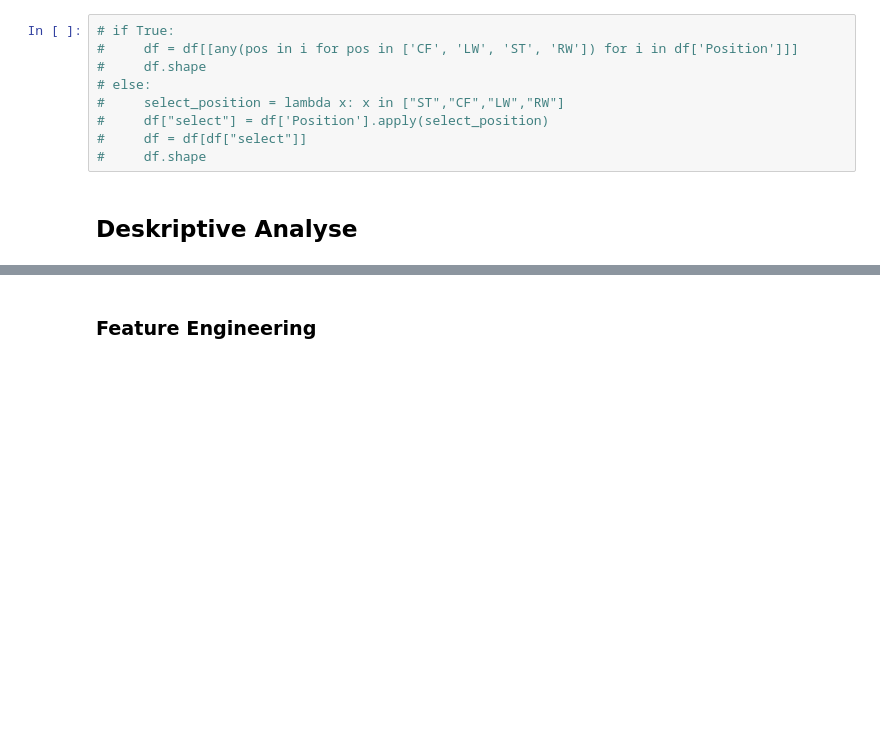
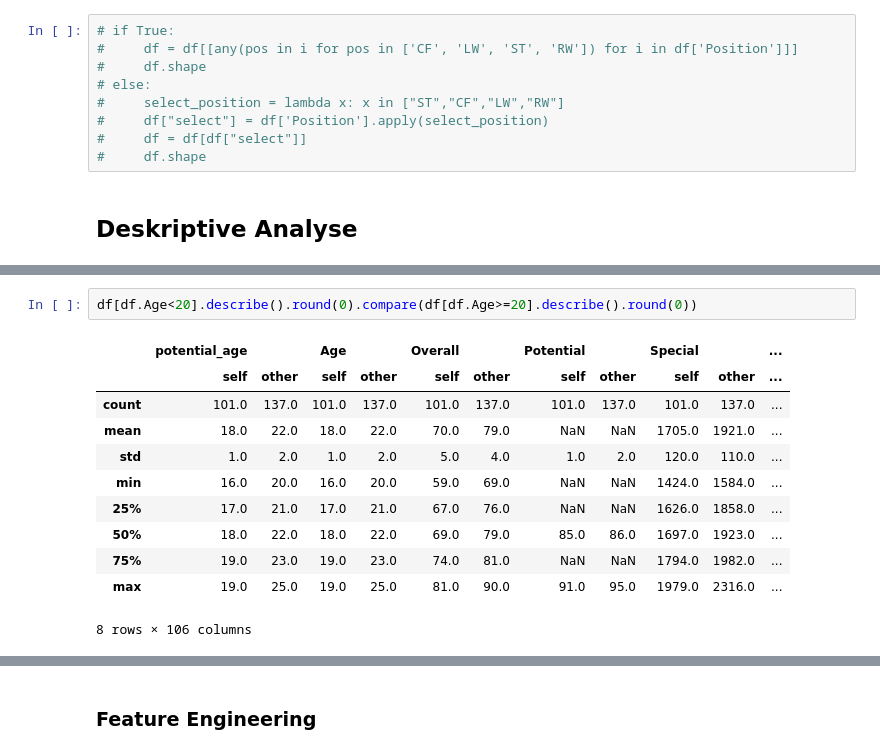
Before and after one commit to robb1302/statsfaction, a Jupyter notebook: scripts/sport_analytics/model/what was his name again.ipynb, the cells around one changed output, grey strips where cells are left out. Saved outputs shown, nothing was run; the diff lists cells and outputs as text; blank space fills up the shorter version.

```diff
--- a/scripts/sport_analytics/model/what was his name again.ipynb
+++ b/scripts/sport_analytics/model/what was his name again.ipynb
@@ -160,4 +166,18 @@ offense                 NaN
 Name: target, dtype: float64
+# %%
+df[df.Age<20].describe().round(0).compare(df[df.Age>=20].describe().round(0))
+# %% [output]
+|  | potential_age |  | Age |  | Overall |  | Potential |  | Special |  | ... |
+|  | self | other | self | other | self | other | self | other | self | other | ... |
+| count | 101.0 | 137.0 | 101.0 | 137.0 | 101.0 | 137.0 | 101.0 | 137.0 | 101.0 | 137.0 | ... |
+| mean | 18.0 | 22.0 | 18.0 | 22.0 | 70.0 | 79.0 | NaN | NaN | 1705.0 | 1921.0 | ... |
+| std | 1.0 | 2.0 | 1.0 | 2.0 | 5.0 | 4.0 | 1.0 | 2.0 | 120.0 | 110.0 | ... |
+| min | 16.0 | 20.0 | 16.0 | 20.0 | 59.0 | 69.0 | NaN | NaN | 1424.0 | 1584.0 | ... |
+| 25% | 17.0 | 21.0 | 17.0 | 21.0 | 67.0 | 76.0 | NaN | NaN | 1626.0 | 1858.0 | ... |
+| 50% | 18.0 | 22.0 | 18.0 | 22.0 | 69.0 | 79.0 | 85.0 | 86.0 | 1697.0 | 1923.0 | ... |
+| 75% | 19.0 | 23.0 | 19.0 | 23.0 | 74.0 | 81.0 | NaN | NaN | 1794.0 | 1982.0 | ... |
+| max | 19.0 | 25.0 | 19.0 | 25.0 | 81.0 | 90.0 | 91.0 | 95.0 | 1979.0 | 2316.0 | ... |
+8 rows × 106 columns
 # %%
 df[df.target].describe().round(3)
 pd.set_option('display.max_columns', 3000)
```
Also changed, not shown: parts of 19 cells of this notebook, 1 other file.
